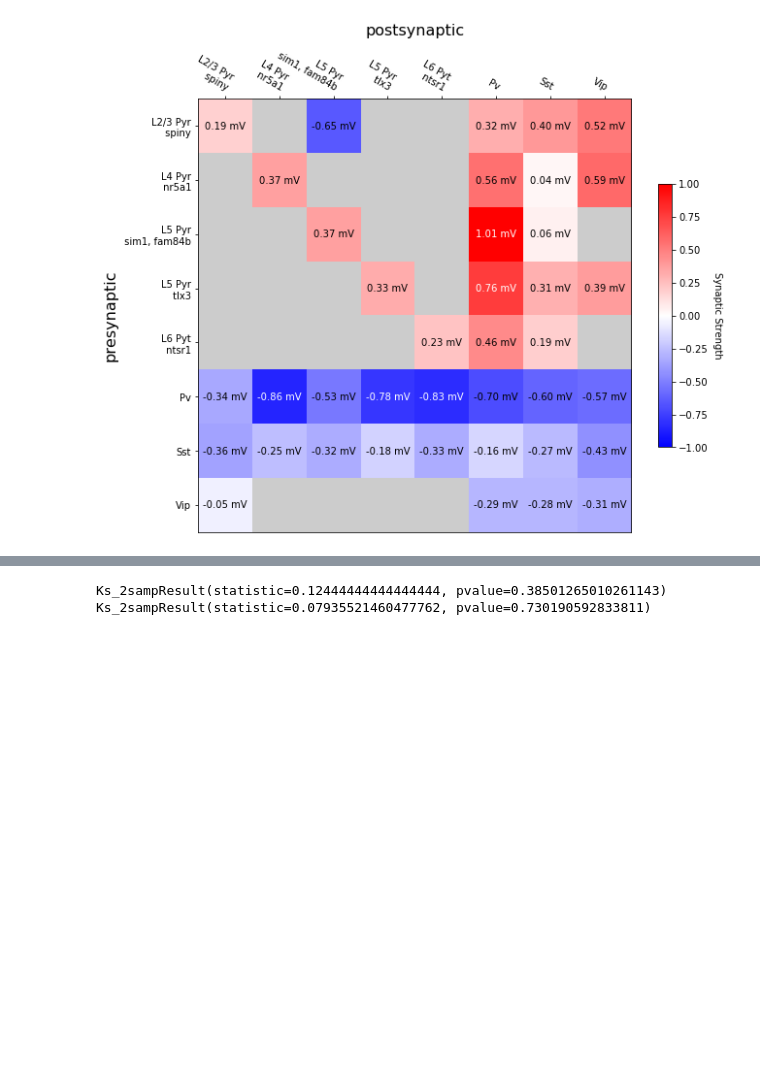
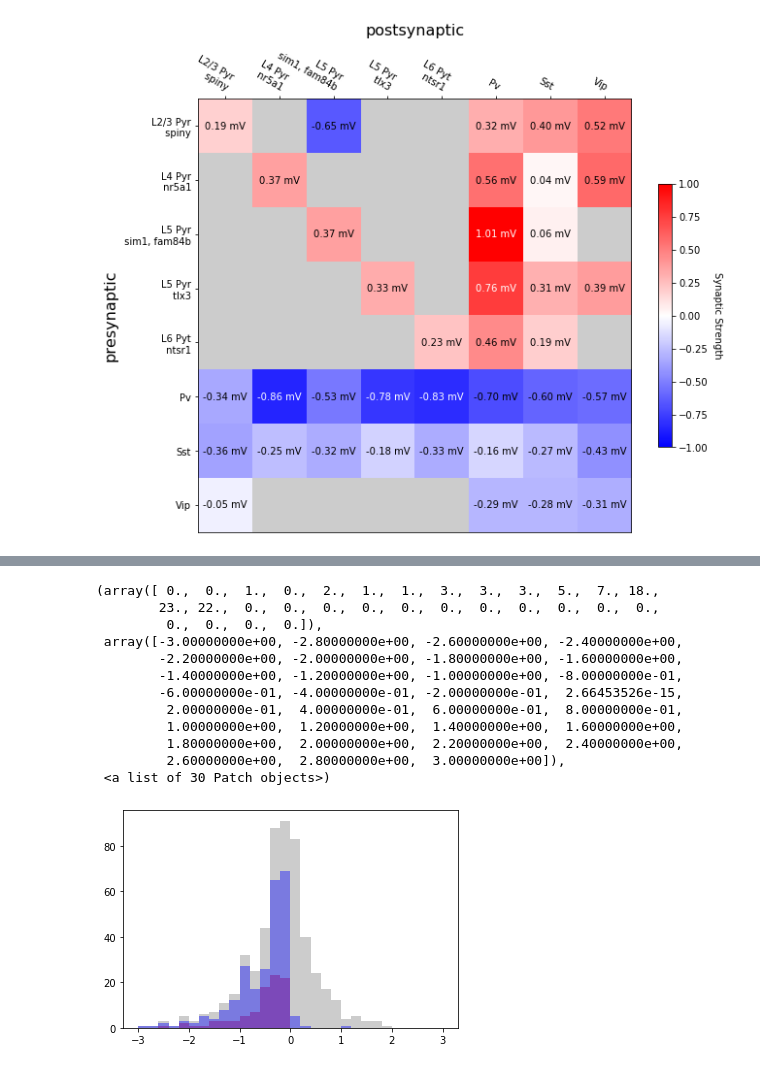
Before and after one commit to scseeman/aisynphys, a Jupyter notebook: figure_notebooks/Figure 3 - Strength.ipynb, the cells around one changed output, grey strips where cells are left out. Drawn from its saved outputs; the diff is of its cells as text; code cells hidden in the pictures; blank space fills up the shorter version.

```diff
--- a/figure_notebooks/Figure 3 - Strength.ipynb
+++ b/figure_notebooks/Figure 3 - Strength.ipynb
@@ -189,7 +147,0 @@ plt.hist(ie_amps, bins=bin_edges, color='blue', alpha=0.4)
-# %%
-import scipy.stats as scipy
-print(scipy.ks_2samp(ee_amps, ei_amps))
-print(scipy.ks_2samp(ii_amps, ie_amps))
-# %% [output]
-Ks_2sampResult(statistic=0.12444444444444444, pvalue=0.38501265010261143)
-Ks_2sampResult(statistic=0.07935521460477762, pvalue=0.730190592833811)
@@ -195,0 +151,20 @@ Ks_2sampResult(statistic=0.07935521460477762, pvalue=0.730190592833811)
+# %%
+hist2, ax = plt.subplots()
+ax.hist(all_amps*1e3, bins=bin_edges, color=(0.8, 0.8, 0.8))
+
+ax.hist(ii_amps*1e3, bins=bin_edges, color='blue', alpha=0.4)
+ax.hist(ie_amps*1e3, bins=bin_edges, color='purple', alpha=0.4)
+# %% [output]
+(array([ 0.,  0.,  1.,  0.,  2.,  1.,  1.,  3.,  3.,  3.,  5.,  7., 18.,
+        23., 22.,  0.,  0.,  0.,  0.,  0.,  0.,  0.,  0.,  0.,  0.,  0.,
+         0.,  0.,  0.,  0.]),
+ array([-3.00000000e+00, -2.80000000e+00, -2.60000000e+00, -2.40000000e+00,
+        -2.20000000e+00, -2.00000000e+00, -1.80000000e+00, -1.60000000e+00,
+        -1.40000000e+00, -1.20000000e+00, -1.00000000e+00, -8.00000000e-01,
+        -6.00000000e-01, -4.00000000e-01, -2.00000000e-01,  2.66453526e-15,
+         2.00000000e-01,  4.00000000e-01,  6.00000000e-01,  8.00000000e-01,
+         1.00000000e+00,  1.20000000e+00,  1.40000000e+00,  1.60000000e+00,
+         1.80000000e+00,  2.00000000e+00,  2.20000000e+00,  2.40000000e+00,
+         2.60000000e+00,  2.80000000e+00,  3.00000000e+00]),
+ <a list of 30 Patch objects>)
+[figure, added]
```
Also changed, not shown: parts of 11 cells of this notebook, 1 other file.
